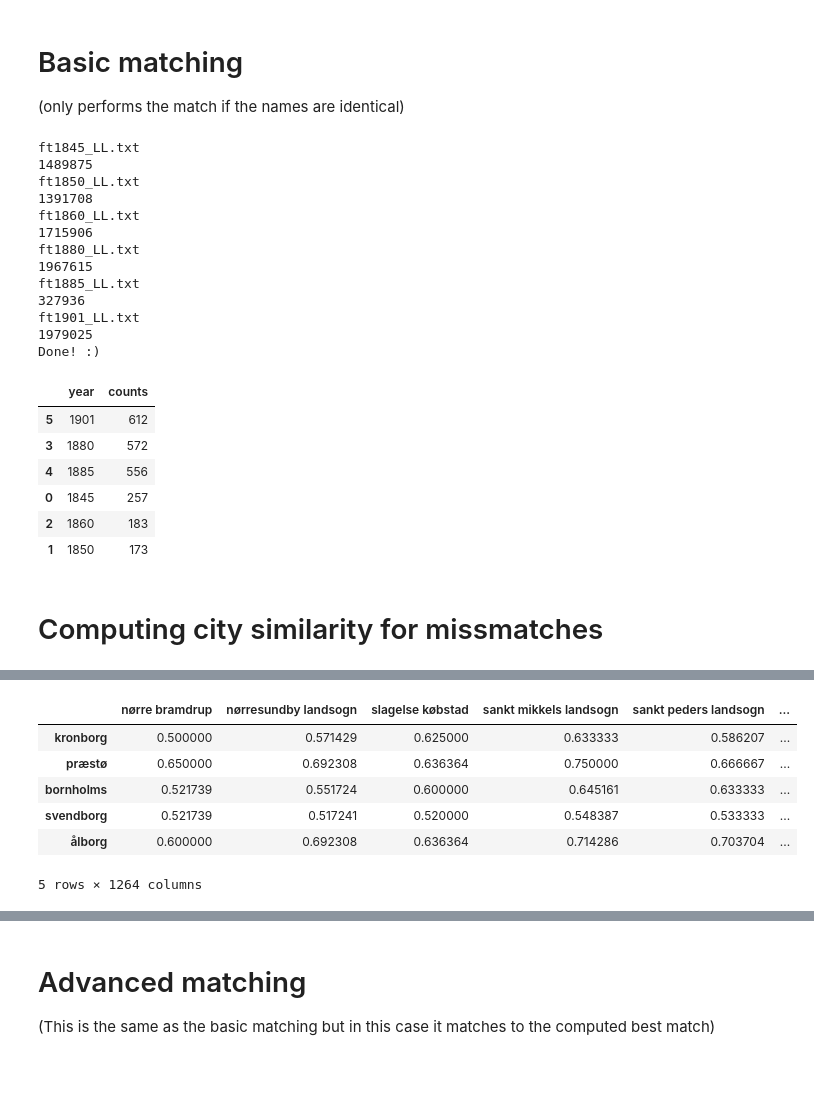
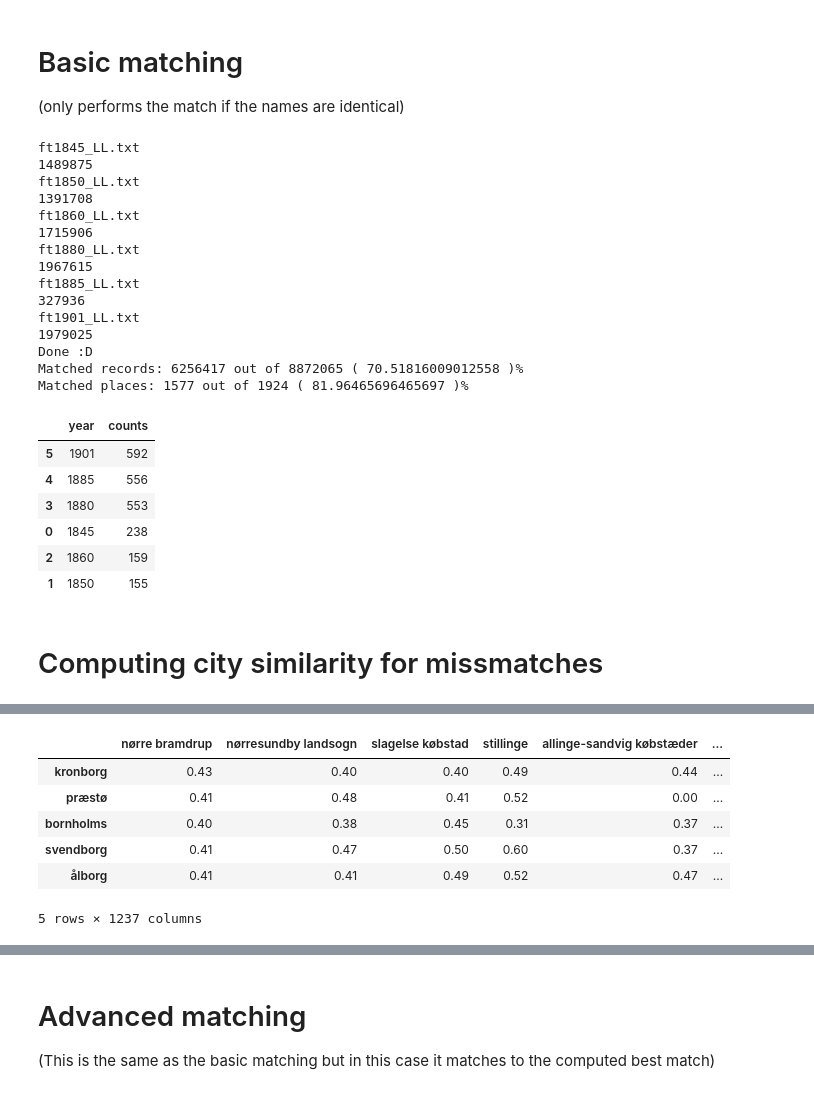
Before and after one commit to link-lives/city-standardization, a Jupyter notebook: city_unification.ipynb, the cells around one changed output, grey strips where cells are left out. Saved outputs shown, nothing was run; the diff lists cells and outputs as text; code cells hidden in the pictures.

```diff
--- a/city_unification.ipynb
+++ b/city_unification.ipynb
@@ -19,13 +20,13 @@ iconv -f ISO-8859-14 file_in.csv > file_out.tsv
 if I_want_to_run_all_the_preprocessing:
 
     #Copying into a new directory
-    ! cp -R ../city_dump/data/LL/ ../city_dump/data/utf8/
+    ! cp -R ../../city_dump/data/LL/ ../../city_dump/data/utf8/
 
     #Getting all files
-    d_path = '../city_dump/data/utf8/'
+    d_path = '../../city_dump/data/utf8/'
     l = next(os.walk(d_path))[2]
 
-    #Converting the files to utf8
+    #Converting the files to utf8 (not sure this will work in computers different than mac...)
     for file in l:
         f_path = d_path+file
         tmp_path = d_path+'tmp.csv'
@@ -43,11 +44,11 @@ def adding_extra_rows(dd, word, replacement):
     return pd.concat([dd[['navn', 'enhedid', 'enhedtype', 'art', 'simplename']],dd[dd['special']][['navn', 'enhedid', 'enhedtype', 'art', 'simplename2']].rename(columns={'simplename2':'simplename'})])
 # %%
 #The digdag seems to have duplicates which I do not understand why
-dd = pd.read_csv('../city_dump/data/rl_places_digdag_v1.txt', sep = '\t', encoding='utf-16', dtype=str)
+dd = pd.read_csv('../../city_dump/data/rl_places_digdag_v1.txt', sep = '\t', encoding='utf-16', dtype=str)
 dd_org = dd.copy()
 
 #Getting the Købstad and putting it to the original data
-dd2 = pd.read_csv('../city_dump/data/koebstad.csv', sep = ';', encoding='utf-8', dtype=str)
+dd2 = pd.read_csv('../../city_dump/data/koebstad.csv', sep = ';', encoding='utf-8', dtype=str)
 dd2['enhedtype'] = dd2['art']
 dd = pd.concat([dd, dd2[~dd2.isna()][['navn','enhedid','enhedtype','art','simplename']]])
 dd['simplename'] = dd['simplename'].astype(str)
@@ -73,8 +74,9 @@ dd = adding_extra_rows(dd, '-', ' ')
 #Removing spaces (new rows)
 dd = adding_extra_rows(dd, ' ', '')
 
-#Adding bysogn (new rows)
+#Adding bysogn and landsogn (new rows)
 dd = adding_extra_rows(dd, 'sogn', 'bysogn')
+dd = adding_extra_rows(dd, 'sogn', 'landsogn')
 
 #adding rows where the last letter's "e" will be removed
 dd['special'] = dd['simplename'].str[-1] == 'e'
@@ -85,6 +87,12 @@ dd = pd.concat([dd[['navn', 'enhedid', 'enhedtype', 'art', 'simplename']],dd[dd[
 #print(dd[dd.duplicated('simplename', keep=False)].sort_values('simplename').head(30))
 dd.drop_duplicates(['art','simplename'], keep='first', inplace=True)
 
+#Drop 'Non' from the list, this may be one of my artifacts...
+dd = dd[(dd.simplename.apply(lambda x: not 'Non' in x))]
+
+# TODO take into consideration that the same city name can be in varios geographical areas...
+# It should be matched with herred to increase accuracy for each record. However, right now we're only cleaning
+nr_sogn = len(dd_org[dd_org.art=='Sogn'].simplename.unique())
 dd.head(20)
 # %% [output]
 |  | navn | enhedid | enhedtype | art | simplename |
@@ -158,7 +172,7 @@ if I_want_to_run_all_the_preprocessing:
      'ft1901_LL_vejle.txt',
      'ft1901_LL_viborg.txt']
 
-    _path = '../city_dump/data/utf8/'
+    _path = '../../city_dump/data/utf8/'
 
     df_list = []
     for f in l:
@@ -184,13 +198,14 @@ working_data = ['ft1845_LL.txt',
 # Basic matching
 (only performs the match if the names are identical)
 # %%
-_path = '../city_dump/data/utf8/'
+_path = '../../city_dump/data/utf8/'
 
 #This is where I save the counts and then group it together
 out_list = []
 
 #where I save the missmatches and file year
 missmatches = []
+total_records = 0
 
 for f in working_data:
 
@@ -199,9 +214,10 @@ for f in working_data:
     df = get_df(_path+f)
 
     #Dropping empty rows due to the "mal-conversion" to utf8... The empty rows do contain data originally
-    #TODO: Fix the conversion thing
+    #TODO: Fix the conversion thing (ask Barbara to provide me the UTF-8...)
     df = df[~df.Herred.isna()]
     print(len(df))
+    total_records = total_records + len(df)
 
     #Preforming the name cleaning for Sogne, Herred, and Amt
     for working_column in ['Sogne','Herred','Amt']:
@@ -224,6 +240,7 @@ for f in working_data:
     #Keeping the counts on RAM
     out_list.append(out)
 
+
 #Concatenating all the files (the counts and missmatches)
 out_list = pd.concat(out_list, sort=False)
 missmatches = pd.concat(missmatches, sort=False)
@@ -231,8 +248,13 @@ missmatches = pd.concat(missmatches, sort=False)
 #Saving the unique file in the HD
 out_list = out_list.merge(dd_org, on ='enhedid').pivot('enhedid', 'year', 'counts').fillna(0).astype(int)
 out_list.to_csv(_path+'../out/counts.txt', sep='$')
-out_list.to_csv(_path+'../out/counts.tsv', sep='\t')
-print('Done! :)')
+out_list.to_csv(_path+'../out/places_FT_uniquevalues_01.tsv', sep='\t')
+
+print('Done :D')
+
+nr_matched_records = out_list.sum().sum() #Two times sum, first one for year, and second one among years
+print('Matched records:',nr_matched_records, 'out of', total_records, '(', nr_matched_records/total_records*100,')%')
+print('Matched places:', len(out_list), 'out of', nr_sogn, '(', len(out_list)/nr_sogn*100,')%')
 # %% [output]
 ft1845_LL.txt
 1489875
@@ -246,18 +268,20 @@ ft1885_LL.txt
 327936
 ft1901_LL.txt
 1979025
-Done! :)
+Done :D
+Matched records: 6256417 out of 8872065 ( 70.51816009012558 )%
+Matched places: 1577 out of 1924 ( 81.96465696465697 )%
 # %%
 #Cities that could not be matched on the first round counts per year
 missmatches.groupby('year').size().reset_index(name='counts').sort_values('counts', ascending=False)
 # %% [output]
 |  | year | counts |
-| 5 | 1901 | 612 |
-| 3 | 1880 | 572 |
+| 5 | 1901 | 592 |
 | 4 | 1885 | 556 |
-| 0 | 1845 | 257 |
-| 2 | 1860 | 183 |
-| 1 | 1850 | 173 |
+| 3 | 1880 | 553 |
+| 0 | 1845 | 238 |
+| 2 | 1860 | 159 |
+| 1 | 1850 | 155 |
 # %% [markdown]
 # Computing city similarity for missmatches
 # %%
@@ -284,7 +308,8 @@ for i in range(len(sn)):
             print('Could not make it',i,j)
             print(sn[i],mm[j])
 
+#Index is the reference names found in the data, columns to the digdag
 distance_jaro = pd.DataFrame(data = distance_jaro, columns = mm, index = sn)
 distance_leven = pd.DataFrame(data = distance_leven, columns = mm, index = sn)
-distance_leven.head()
+distance_jaro.head()
 # %% [output]
@@ -308,7 +333,7 @@ distance_leven.head()
-|  | nørre bramdrup | nørresundby landsogn | slagelse købstad | sankt mikkels landsogn | sankt peders landsogn | ... |
-| kronborg | 0.500000 | 0.571429 | 0.625000 | 0.633333 | 0.586207 | ... |
-| præstø | 0.650000 | 0.692308 | 0.636364 | 0.750000 | 0.666667 | ... |
-| bornholms | 0.521739 | 0.551724 | 0.600000 | 0.645161 | 0.633333 | ... |
-| svendborg | 0.521739 | 0.517241 | 0.520000 | 0.548387 | 0.533333 | ... |
-| ålborg | 0.600000 | 0.692308 | 0.636364 | 0.714286 | 0.703704 | ... |
+|  | nørre bramdrup | nørresundby landsogn | slagelse købstad | stillinge | allinge-sandvig købstæder | ... |
+| kronborg | 0.43 | 0.40 | 0.40 | 0.49 | 0.44 | ... |
+| præstø | 0.41 | 0.48 | 0.41 | 0.52 | 0.00 | ... |
+| bornholms | 0.40 | 0.38 | 0.45 | 0.31 | 0.37 | ... |
+| svendborg | 0.41 | 0.47 | 0.50 | 0.60 | 0.37 | ... |
+| ålborg | 0.41 | 0.41 | 0.49 | 0.52 | 0.47 | ... |
-5 rows × 1264 columns
+5 rows × 1237 columns
```
Also changed, not shown: parts of 14 cells of this notebook.
